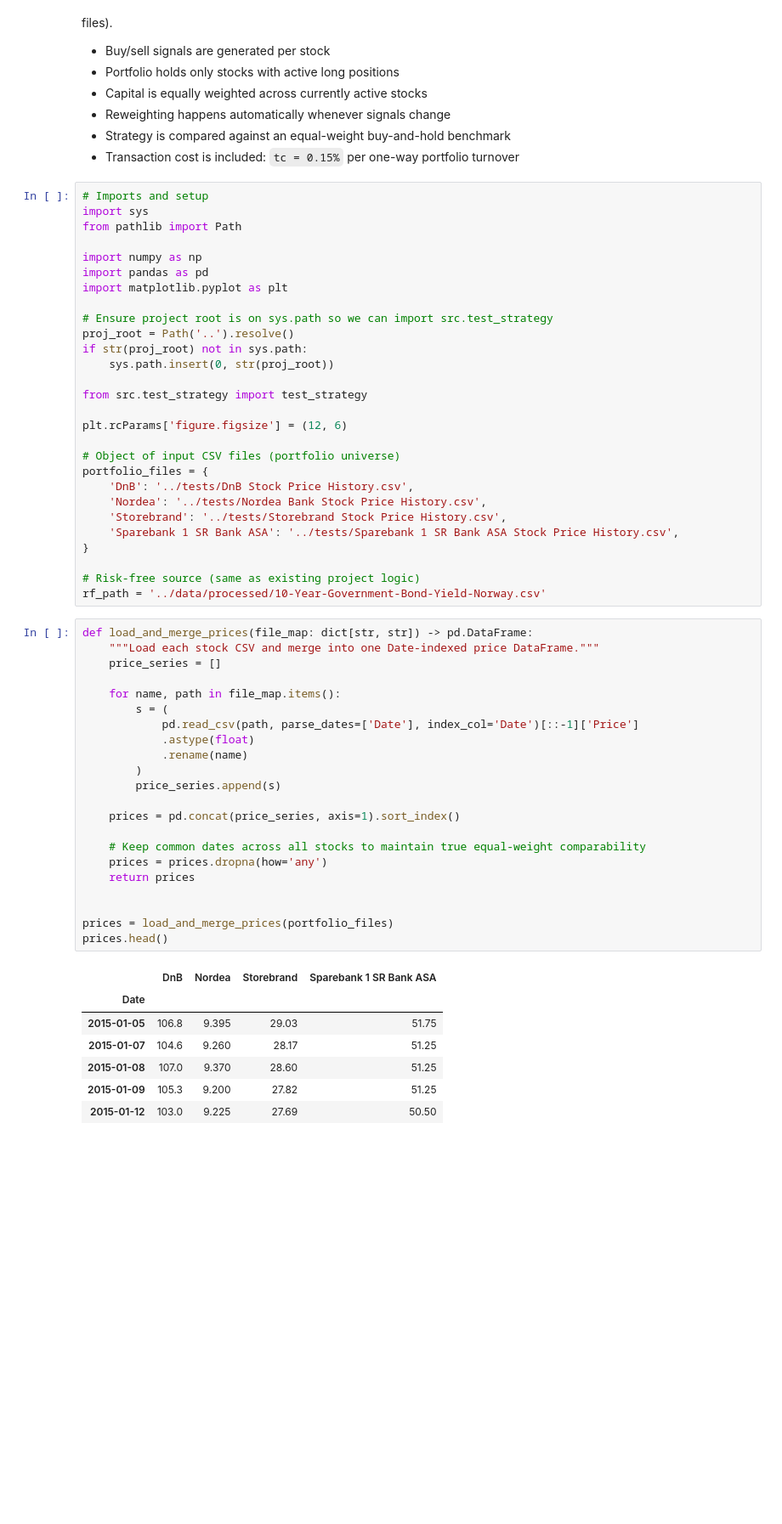
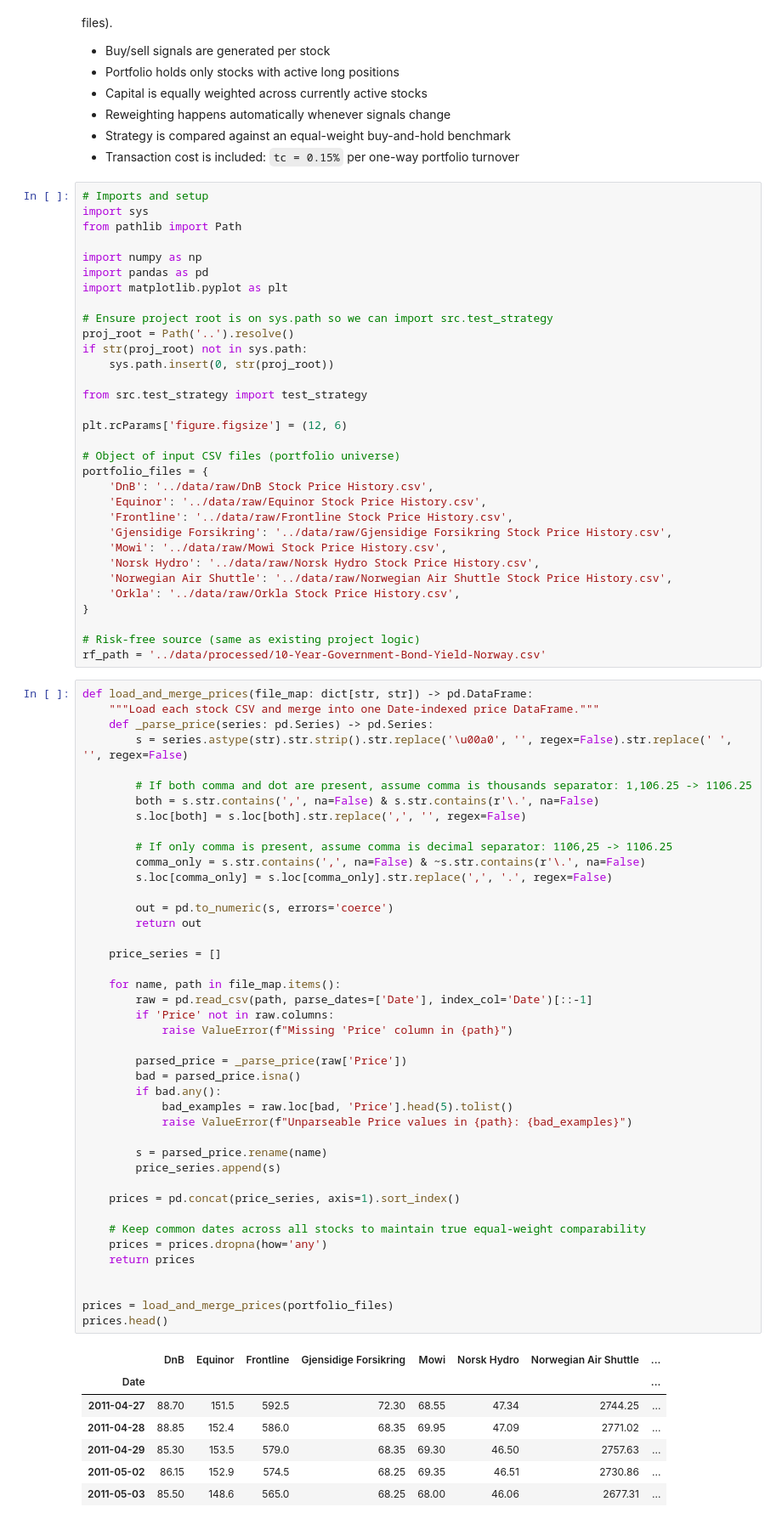
Before and after one commit to JonasG241/norne-momentum-backtest, a Jupyter notebook: notebooks/RSI_portfolio_trader.ipynb, the cells around one changed output. Shown at 85% size. Cells and saved outputs as stored; diff of their text form; blank space fills up the shorter version.

```diff
--- a/notebooks/RSI_portfolio_trader.ipynb
+++ b/notebooks/RSI_portfolio_trader.ipynb
@@ -29,10 +29,14 @@ plt.rcParams['figure.figsize'] = (12, 6)
 
 # Object of input CSV files (portfolio universe)
 portfolio_files = {
-    'DnB': '../tests/DnB Stock Price History.csv',
-    'Nordea': '../tests/Nordea Bank Stock Price History.csv',
-    'Storebrand': '../tests/Storebrand Stock Price History.csv',
-    'Sparebank 1 SR Bank ASA': '../tests/Sparebank 1 SR Bank ASA Stock Price History.csv',
+    'DnB': '../data/raw/DnB Stock Price History.csv',
+    'Equinor': '../data/raw/Equinor Stock Price History.csv',
+    'Frontline': '../data/raw/Frontline Stock Price History.csv',
+    'Gjensidige Forsikring': '../data/raw/Gjensidige Forsikring Stock Price History.csv',
+    'Mowi': '../data/raw/Mowi Stock Price History.csv',
+    'Norsk Hydro': '../data/raw/Norsk Hydro Stock Price History.csv',
+    'Norwegian Air Shuttle': '../data/raw/Norwegian Air Shuttle Stock Price History.csv',
+    'Orkla': '../data/raw/Orkla Stock Price History.csv',
 }
 
 # Risk-free source (same as existing project logic)
@@ -40,33 +44,53 @@ rf_path = '../data/processed/10-Year-Government-Bond-Yield-Norway.csv'
 # %%
 def load_and_merge_prices(file_map: dict[str, str]) -> pd.DataFrame:
     """Load each stock CSV and merge into one Date-indexed price DataFrame."""
+    def _parse_price(series: pd.Series) -> pd.Series:
+        s = series.astype(str).str.strip().str.replace('\u00a0', '', regex=False).str.replace(' ', '', regex=False)
+
+        # If both comma and dot are present, assume comma is thousands separator: 1,106.25 -> 1106.25
+        both = s.str.contains(',', na=False) & s.str.contains(r'\.', na=False)
+        s.loc[both] = s.loc[both].str.replace(',', '', regex=False)
+
+        # If only comma is present, assume comma is decimal separator: 1106,25 -> 1106.25
+        comma_only = s.str.contains(',', na=False) & ~s.str.contains(r'\.', na=False)
+        s.loc[comma_only] = s.loc[comma_only].str.replace(',', '.', regex=False)
+
+        out = pd.to_numeric(s, errors='coerce')
+        return out
+
     price_series = []
 
     for name, path in file_map.items():
-        s = (
-            pd.read_csv(path, parse_dates=['Date'], index_col='Date')[::-1]['Price']
-            .astype(float)
-            .rename(name)
-        )
+        raw = pd.read_csv(path, parse_dates=['Date'], index_col='Date')[::-1]
+        if 'Price' not in raw.columns:
+            raise ValueError(f"Missing 'Price' column in {path}")
+
+        parsed_price = _parse_price(raw['Price'])
+        bad = parsed_price.isna()
+        if bad.any():
+            bad_examples = raw.loc[bad, 'Price'].head(5).tolist()
+            raise ValueError(f"Unparseable Price values in {path}: {bad_examples}")
+
+        s = parsed_price.rename(name)
         price_series.append(s)
 
     prices = pd.concat(price_series, axis=1).sort_index()
 
     # Keep common dates across all stocks to maintain true equal-weight comparability
     prices = prices.dropna(how='any')
     return prices
 
 
 prices = load_and_merge_prices(portfolio_files)
 prices.head()
 # %% [output]
-|  | DnB | Nordea | Storebrand | Sparebank 1 SR Bank ASA |
-| Date |  |  |  |  |
-| 2015-01-05 | 106.8 | 9.395 | 29.03 | 51.75 |
-| 2015-01-07 | 104.6 | 9.260 | 28.17 | 51.25 |
-| 2015-01-08 | 107.0 | 9.370 | 28.60 | 51.25 |
-| 2015-01-09 | 105.3 | 9.200 | 27.82 | 51.25 |
-| 2015-01-12 | 103.0 | 9.225 | 27.69 | 50.50 |
+|  | DnB | Equinor | Frontline | Gjensidige Forsikring | Mowi | Norsk Hydro | Norwegian Air Shuttle | ... |
+| Date |  |  |  |  |  |  |  | ... |
+| 2011-04-27 | 88.70 | 151.5 | 592.5 | 72.30 | 68.55 | 47.34 | 2744.25 | ... |
+| 2011-04-28 | 88.85 | 152.4 | 586.0 | 68.35 | 69.95 | 47.09 | 2771.02 | ... |
+| 2011-04-29 | 85.30 | 153.5 | 579.0 | 68.35 | 69.30 | 46.50 | 2757.63 | ... |
+| 2011-05-02 | 86.15 | 152.9 | 574.5 | 68.25 | 69.35 | 46.51 | 2730.86 | ... |
+| 2011-05-03 | 85.50 | 148.6 | 565.0 | 68.25 | 68.00 | 46.06 | 2677.31 | ... |
 # %%
 def RSI_scorer(df: pd.DataFrame, period: int = 14, ma_short: int = 100, ma_long: int = 200) -> pd.DataFrame:
     """
```
Also changed, not shown: parts of 5 cells of this notebook.
